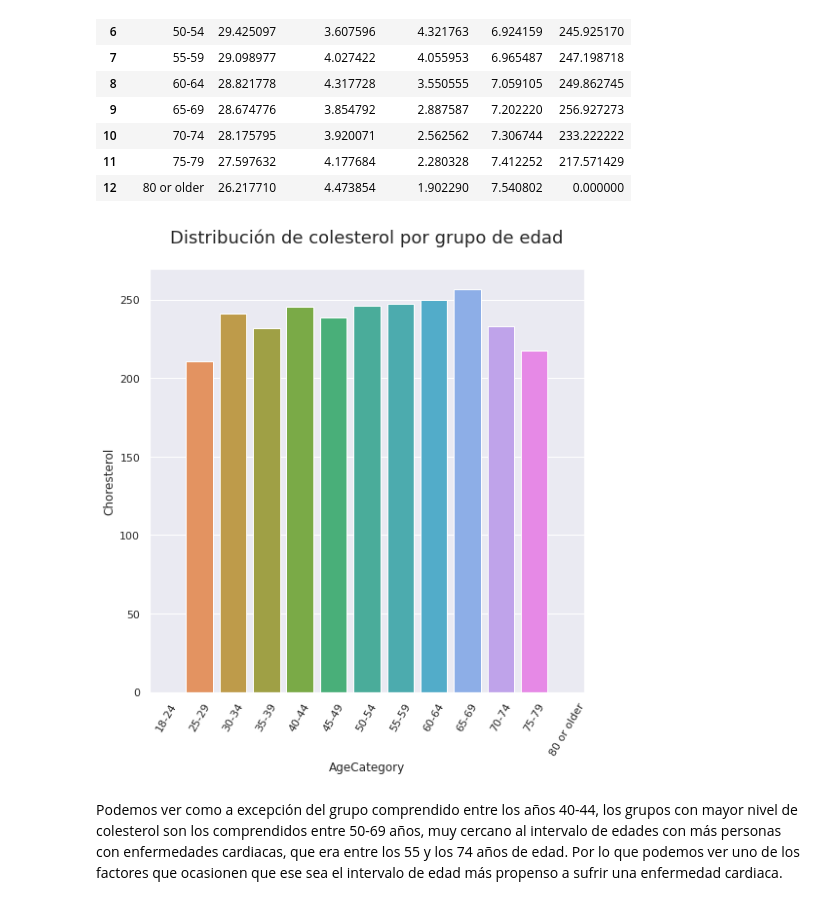
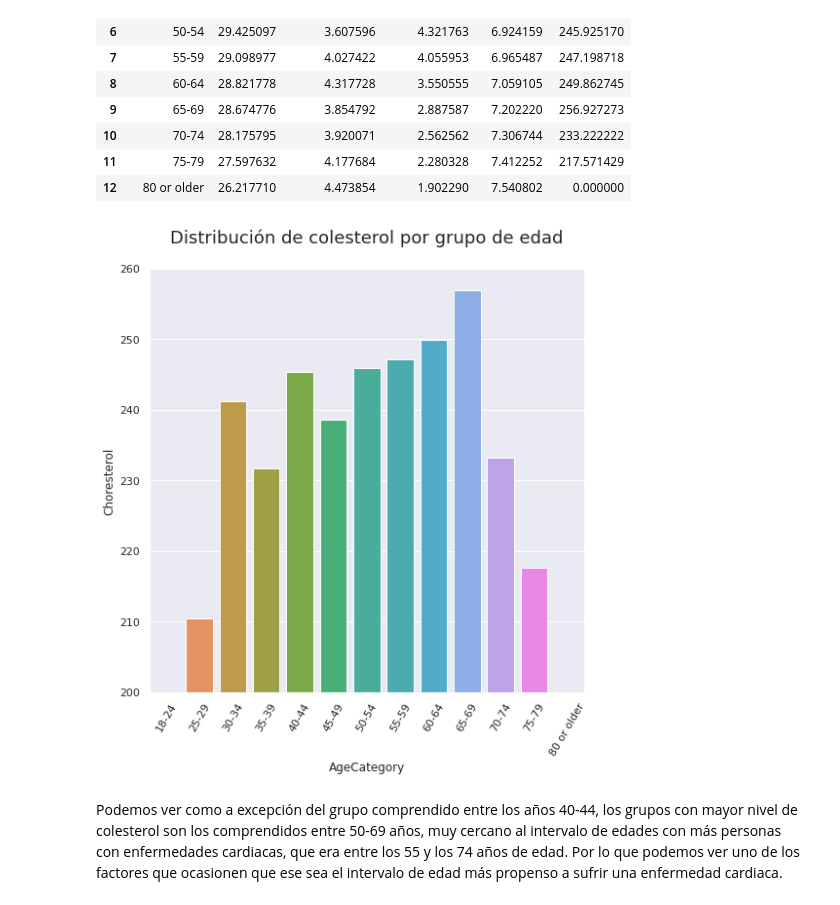
Before and after one commit to mariachurches/PythonIA, a Jupyter notebook: PracticaFinal/01MIAR_ACT_Final.ipynb, the cells around one changed output. Cells and saved outputs as stored; diff of their text form; code cells hidden in the pictures.

```diff
--- a/PracticaFinal/01MIAR_ACT_Final.ipynb
+++ b/PracticaFinal/01MIAR_ACT_Final.ipynb
@@ -371,11 +374,12 @@ display(combined_dataset)
 # %%
 sns.set(rc = {'figure.figsize':(8,8)})
 ax = sns.barplot(x='AgeCategory', y='Choresterol', data=combined_dataset)
 plt.xticks(rotation=60)
 plt.title("Distribución de colesterol por grupo de edad\n", loc="center", fontsize=18)
+plt.ylim((200, 260))
 plt.show()
 # %% [output]
-[figure, old version]
+[figure, new version]
 # %% [markdown]
 Podemos ver como a excepción del grupo comprendido entre los años 40-44,  los grupos con mayor nivel de colesterol son los comprendidos entre 50-69 años, muy cercano al intervalo de edades con más personas con enfermedades cardiacas, que era entre los 55 y los 74 años de edad. Por lo que podemos ver uno de los factores que ocasionen que ese sea el intervalo de edad más propenso a sufrir una enfermedad cardiaca.
 # %% [markdown]
```
Also changed, not shown: parts of 15 cells of this notebook.
